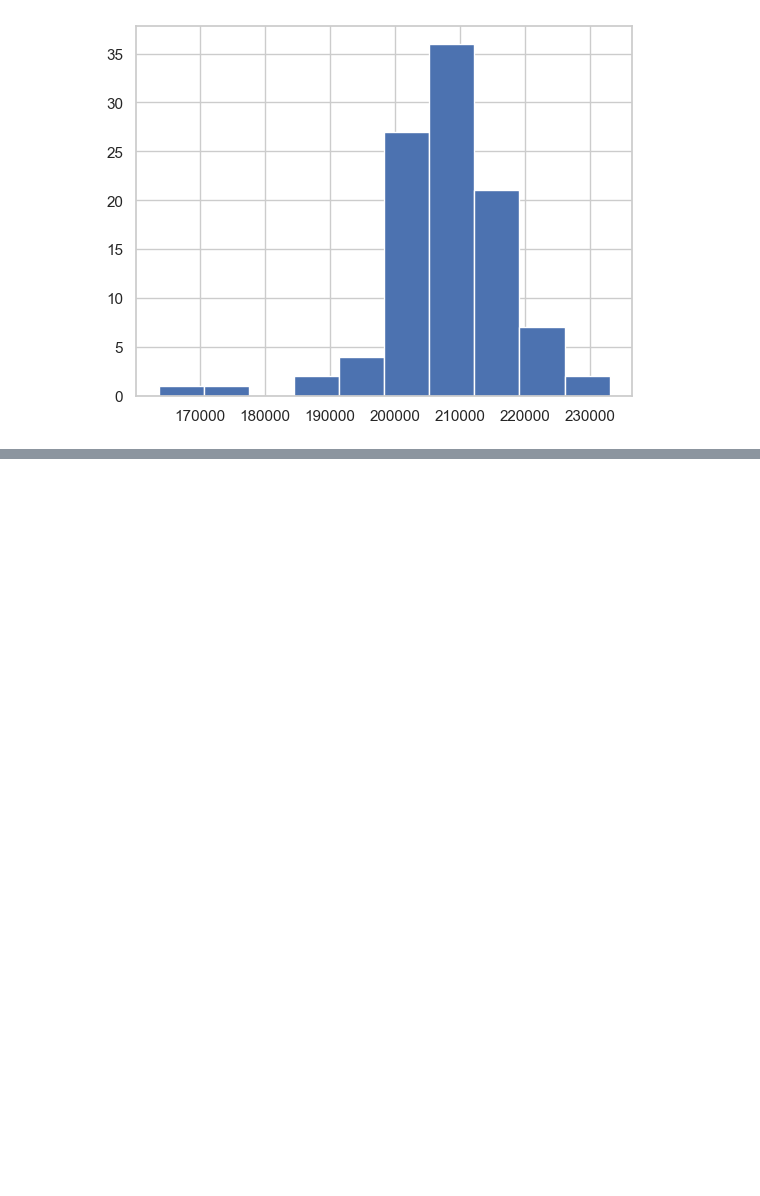
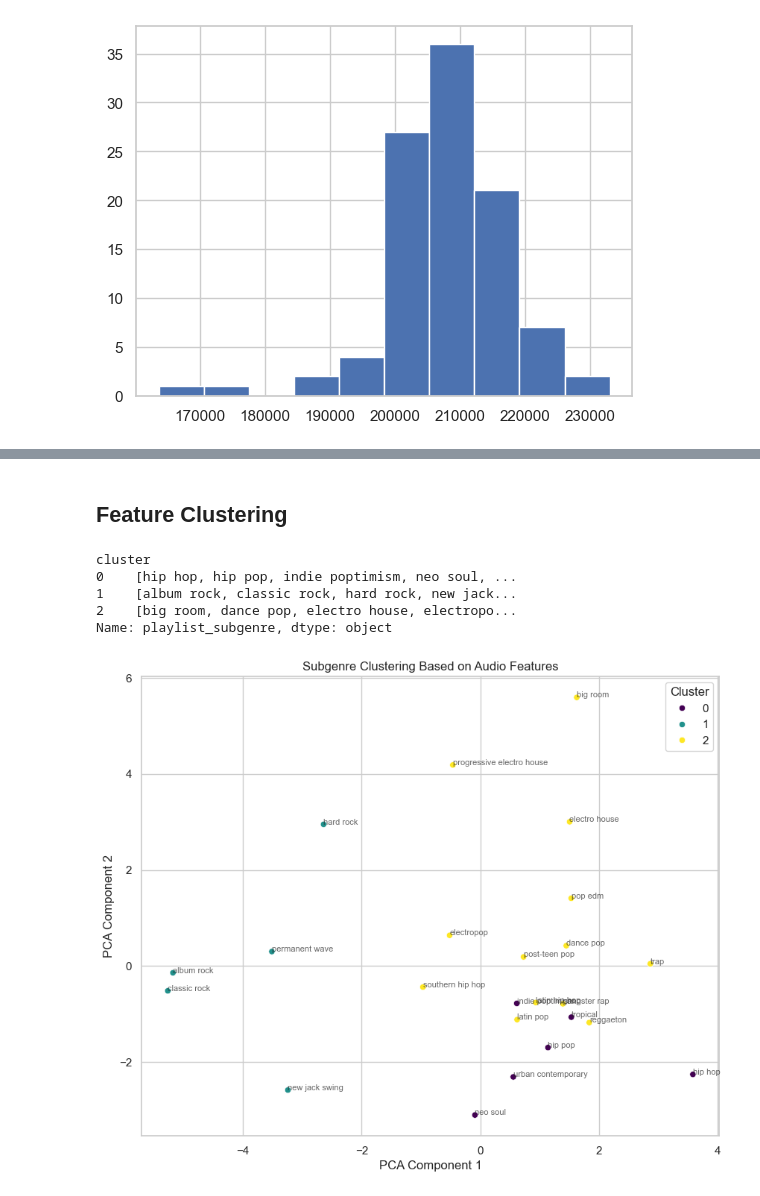
Before and after one commit to hayooniverse/Spotify-Recommendation-Systems, a Jupyter notebook: data_visualization/dataviz.ipynb, the cells around one changed output, grey strips where cells are left out. Drawn from its saved outputs; the diff is of its cells as text; code cells hidden in the pictures; blank space fills up the shorter version.

```diff
--- a/data_visualization/dataviz.ipynb
+++ b/data_visualization/dataviz.ipynb
@@ -550,0 +577,44 @@ plt.show()
+# %% [markdown]
+## Feature Clustering
+# %%
+from sklearn.preprocessing import StandardScaler
+from sklearn.cluster import KMeans
+from sklearn.decomposition import PCA
+
+subgenre_features = df.groupby('playlist_subgenre').mean()
+scaler = StandardScaler()
+scaled_features = scaler.fit_transform(subgenre_features)
+
+kmeans = KMeans(n_clusters=3, random_state=42)
+subgenre_features['cluster'] = kmeans.fit_predict(scaled_features)
+subgenre_features['cluster'] = kmeans.fit_predict(scaled_features)
+subgenre_features.reset_index(inplace=True)  # Ensure subgenre names are accessible
+clustered_data = subgenre_features[['playlist_subgenre', 'cluster']]
+print(clustered_data.groupby('cluster')['playlist_subgenre'].apply(list))
+# %% [output]
+cluster
+0    [hip hop, hip pop, indie poptimism, neo soul, ...
+1    [album rock, classic rock, hard rock, new jack...
+2    [big room, dance pop, electro house, electropo...
+Name: playlist_subgenre, dtype: object
+# %%
+pca = PCA(n_components=2)
+reduced_data = pca.fit_transform(scaled_features)
+subgenre_features['pca_x'] = reduced_data[:, 0]
+subgenre_features['pca_y'] = reduced_data[:, 1]
+# %%
+plt.figure(figsize=(10, 8))
+sns.scatterplot(
+    x='pca_x', y='pca_y', hue='cluster', data=subgenre_features,
+    palette="viridis", legend="full"
+)
+plt.title("Subgenre Clustering Based on Audio Features")
+plt.xlabel("PCA Component 1")
+plt.ylabel("PCA Component 2")
+plt.legend(title="Cluster")
+plt.grid(True)
+for i, row in subgenre_features.iterrows():
+    plt.text(row['pca_x'], row['pca_y'], row['playlist_subgenre'], fontsize=8, alpha=0.7)
+plt.show()
+# %% [output]
+[figure, added]
```
Also changed, not shown: parts of 22 cells of this notebook.
